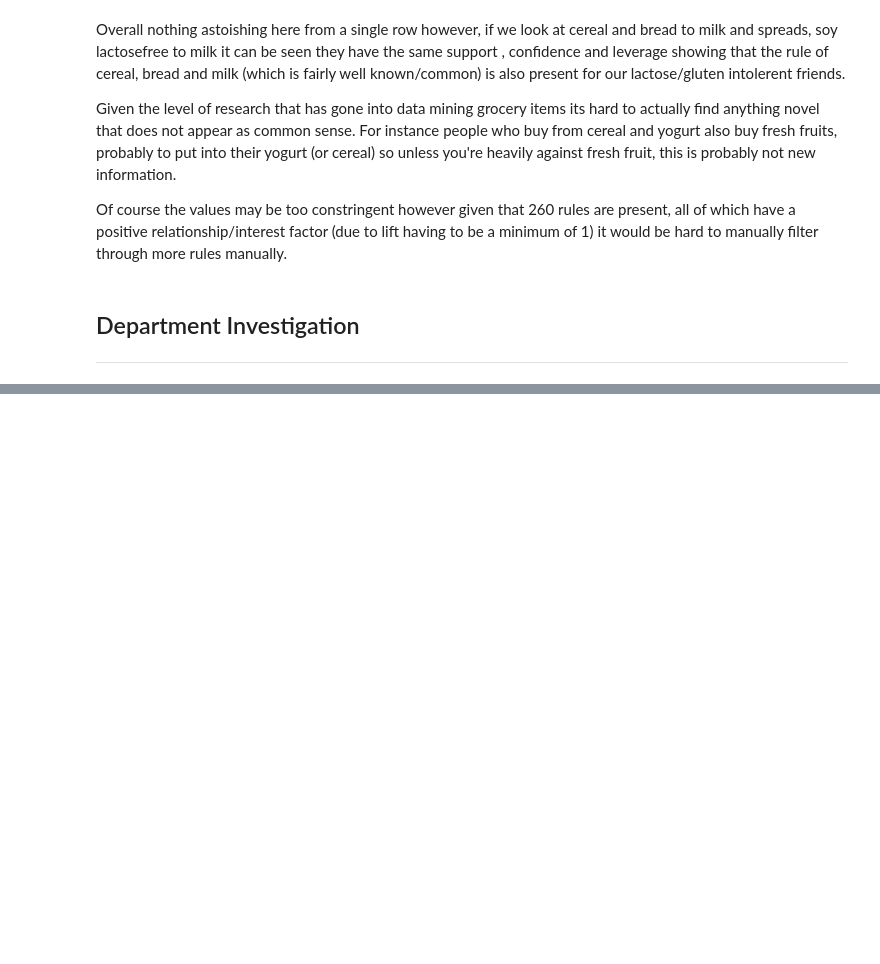
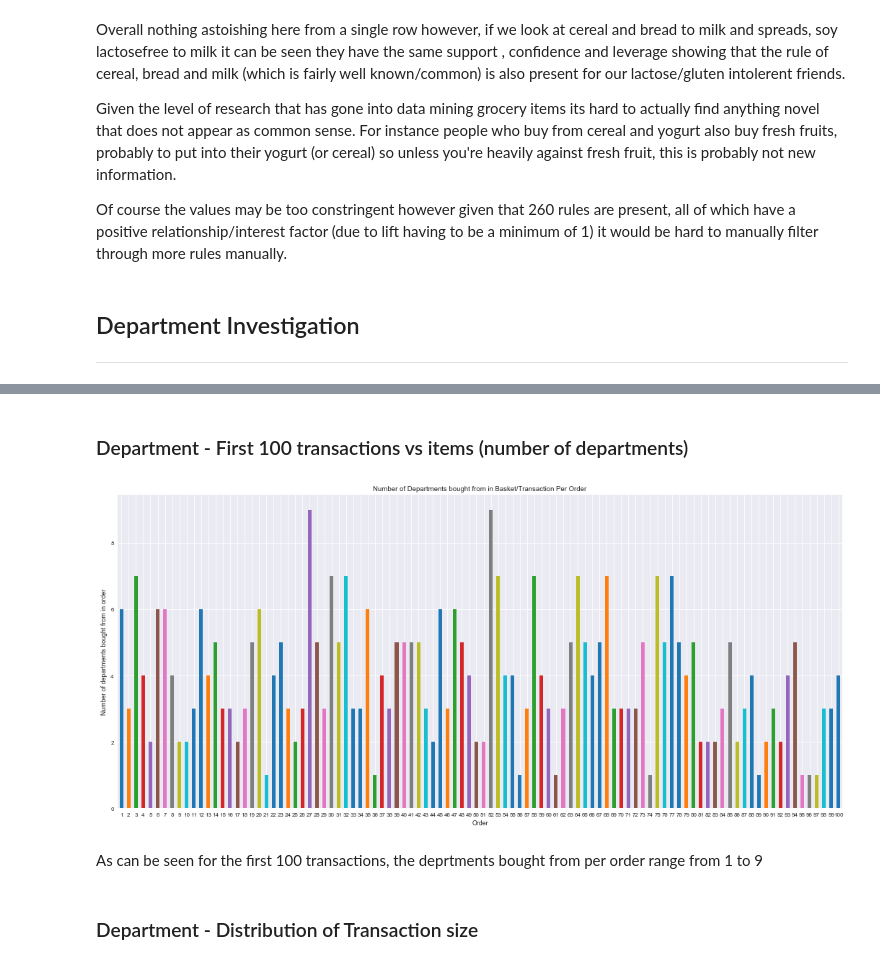
Before and after one commit to 1carew1/instacart_investigation, a Jupyter notebook: Assignment_2_ARM.ipynb, the cells around one changed output, grey strips where cells are left out. Cells and saved outputs as stored; diff of their text form; code cells hidden in the pictures; blank space fills up the shorter version.

```diff
--- a/Assignment_2_ARM.ipynb
+++ b/Assignment_2_ARM.ipynb
@@ -638,3 +643,9 @@ Of course the values may be too constringent however given that 260 rules are pr
 # %% [markdown]
 ## Department Investigation <a class="anchor" id="department"></a>
 ***
+# %%
+group = products_ordered.groupby(['order_id','department_id'])
+deparmtne_count = group.size().reset_index(name="department_count")
+deparmtne_count = deparmtne_count.merge(departments, on="department_id")
+# Number of times department appears in an order, now to group the unique departments in an order
+deparmtne_count.head()
@@ -640,0 +659,6 @@ Of course the values may be too constringent however given that 260 rules are pr
+# %%
+group = deparmtne_count.groupby('order_id')
+count = group.size().reset_index(name="count")
+names = group["department"].apply(lambda x: "%s" % weird_separator.join(x)).reset_index(name="department")
+department_order_total = (count.merge(names, on="order_id"))
+department_order_total.head()
@@ -640,0 +688,18 @@ Of course the values may be too constringent however given that 260 rules are pr
+# %% [markdown]
+### Department - First 100 transactions vs items (number of departments)
+# %%
+fig, ax = plt.subplots()
+fig.set_figheight(8)
+fig.set_figwidth(18)
+department_order_total["count"].head(transaction_limit).plot.bar()
+ax.set_xticklabels(the_range, rotation='horizontal')
+plt.title("Number of Departments bought from in Basket/Transaction Per Order")
+plt.ylabel("Number of departments bought from in order")
+plt.xlabel("Order")
+plt.show()
+# %% [output]
+[figure, added]
+# %% [markdown]
+As can be seen for the first 100 transactions, the deprtments bought from per order range from 1 to 9
+# %% [markdown]
+### Department - Distribution of Transaction size
```
Also changed, not shown: parts of 20 cells of this notebook.
